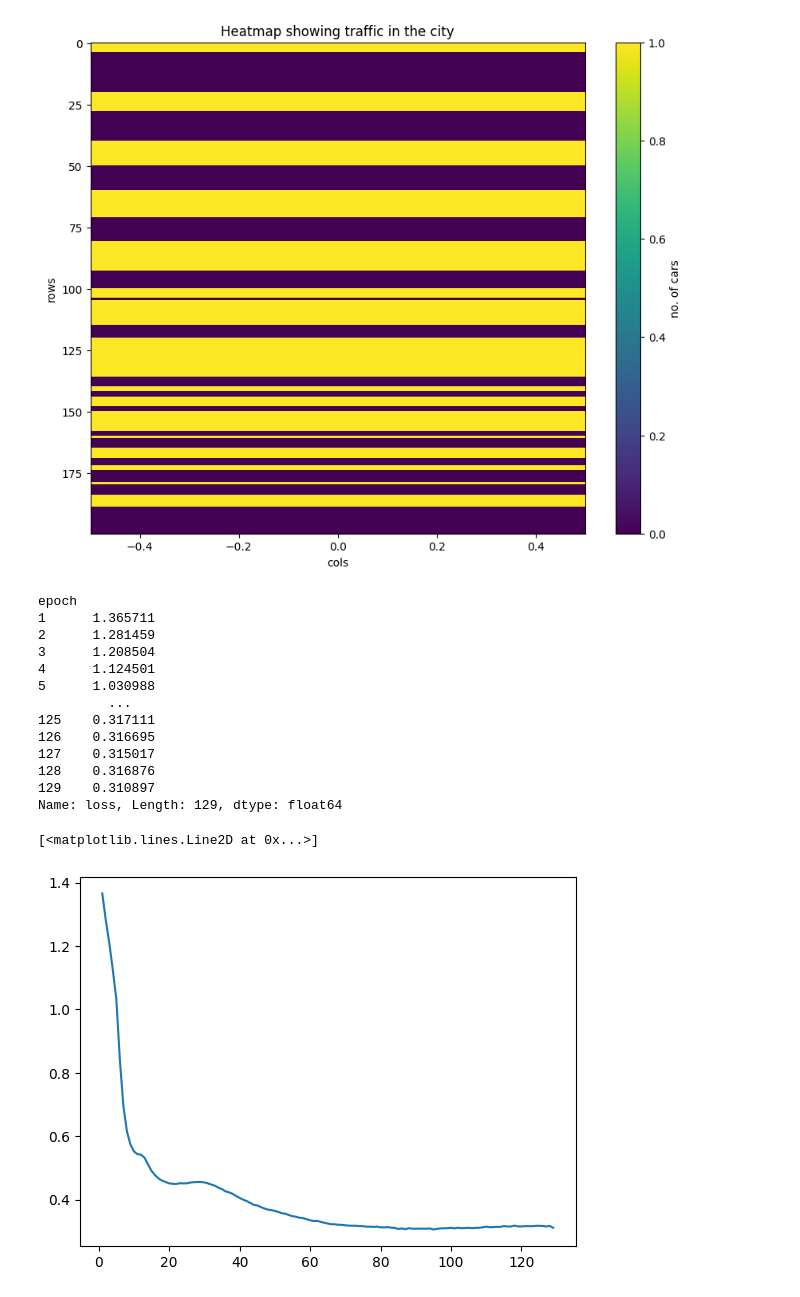
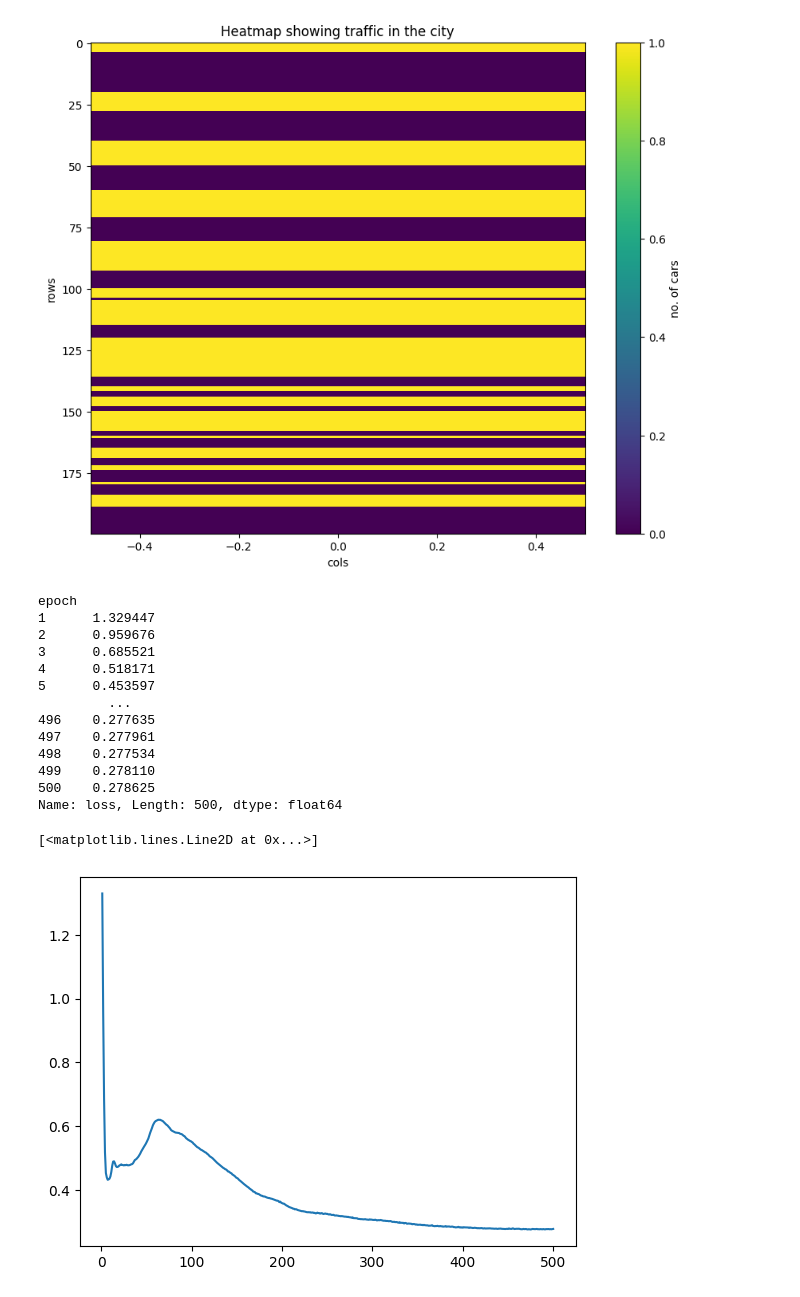
Before and after one commit to omerAJ/Hyb-STEX, a Jupyter notebook: view_dataset.ipynb, the cells around one changed output. Cells and saved outputs as stored; diff of their text form; code cells hidden in the pictures.

```diff
--- a/view_dataset.ipynb
+++ b/view_dataset.ipynb
@@ -381,40 +381,40 @@ plt.show()
 # %%
 import pandas as pd
 
 # Specify the file path of the CSV file
-file_path =  r"D:\omer\ST-SSL\logs\NYCTaxi_lpe_shared\jepa-log.csv"
+file_path =  r"D:\omer\ST-SSL\logs\BJTaxi_lpe_shared\jepa-log.csv"
 
 # Load the data from the CSV file into a pandas DataFrame
 df = pd.read_csv(file_path)
 
 
 df = pd.DataFrame(df)
 # print(sum(df['epoch']==1))
 # Group by 'Epoch' and calculate the mean of 'Loss'
 average_loss = df.groupby('epoch')['loss'].mean()
 grouped = df.groupby('epoch')
 groups = grouped.groups
 # print(groups)
 print(average_loss)
 # same_epoch_df = df.loc[df['epoch'] == str(1)]
 # print(same_epoch_df.head(160))
 import matplotlib.pyplot as plt
 plt.plot(average_loss)
 # %% [output]
 epoch
-1      1.365711
-2      1.281459
-3      1.208504
-4      1.124501
-5      1.030988
+1      1.329447
+2      0.959676
+3      0.685521
+4      0.518171
+5      0.453597
          ...
-125    0.317111
-126    0.316695
-127    0.315017
-128    0.316876
-129    0.310897
-Name: loss, Length: 129, dtype: float64
+496    0.277635
+497    0.277961
+498    0.277534
+499    0.278110
+500    0.278625
+Name: loss, Length: 500, dtype: float64
 [<matplotlib.lines.Line2D at 0x...>]
-[figure, old version]
+[figure, new version]
 # %%
 import numpy as np
```
Also changed, not shown: parts of 1 cell of this notebook, 1 other file.
